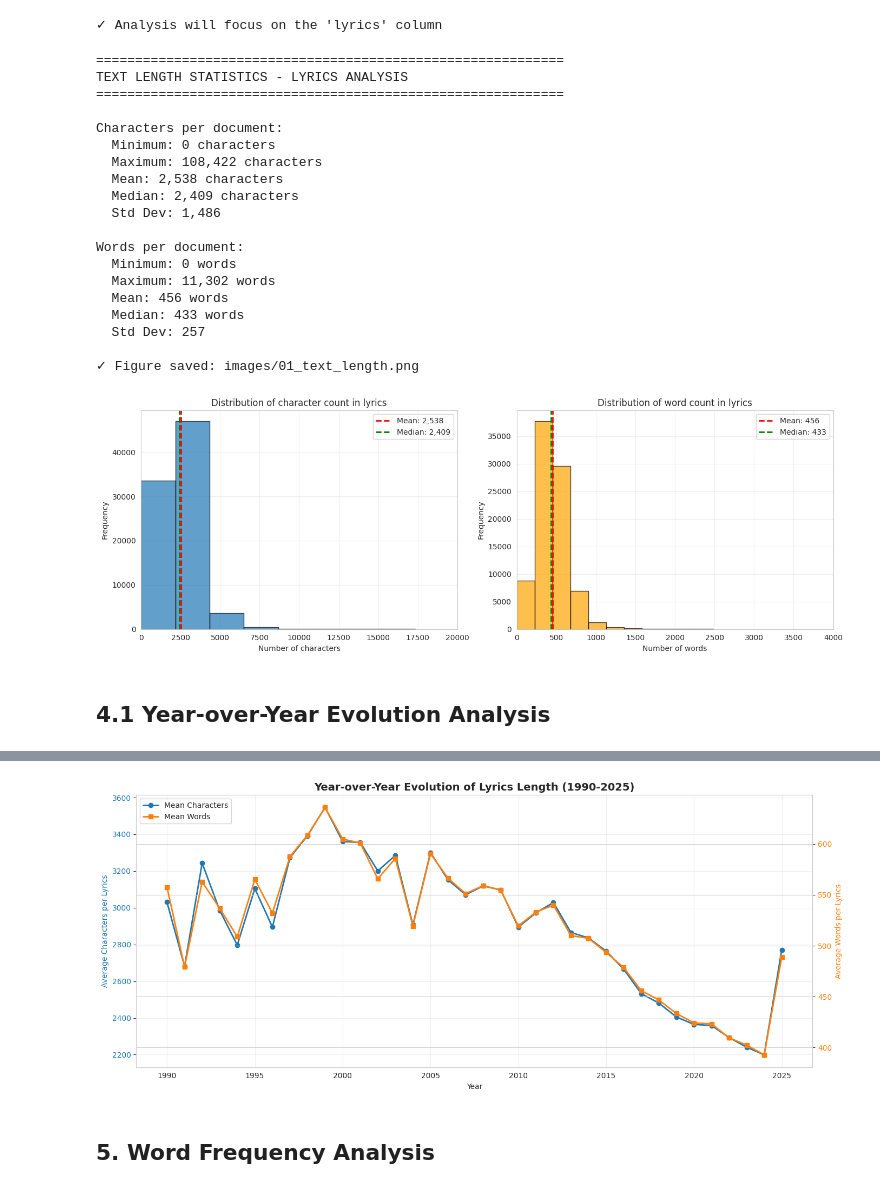
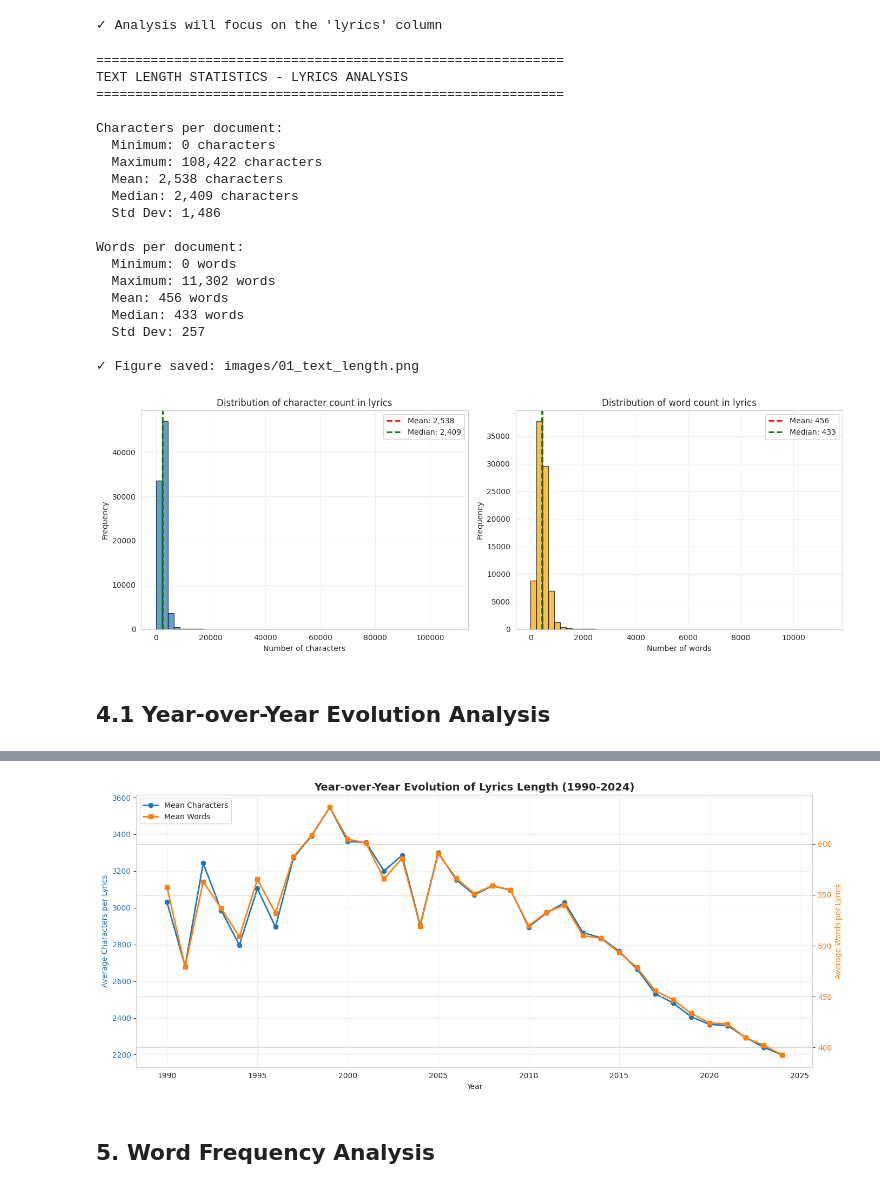
Before and after one commit to BenaventC/CPES2027, a Jupyter notebook: R00_corpus_analysis.ipynb, the cells around one changed output, grey strips where cells are left out. Saved outputs shown, nothing was run; the diff lists cells and outputs as text; code cells hidden in the pictures.

```diff
--- a/R00_corpus_analysis.ipynb
+++ b/R00_corpus_analysis.ipynb
@@ -163,7 +267,6 @@ axes[0].axvline(median_chars, color='green', linestyle='--', linewidth=2, label=
 axes[0].set_xlabel('Number of characters')
 axes[0].set_ylabel('Frequency')
 axes[0].set_title('Distribution of character count in lyrics')
-axes[0].set_xlim(0, 20000)
 axes[0].legend()
 axes[0].grid(True, alpha=0.3)
 
@@ -174,12 +277,11 @@ axes[1].axvline(median_words, color='green', linestyle='--', linewidth=2, label=
 axes[1].set_xlabel('Number of words')
 axes[1].set_ylabel('Frequency')
 axes[1].set_title('Distribution of word count in lyrics')
-axes[1].set_xlim(0, 4000)
 axes[1].legend()
 axes[1].grid(True, alpha=0.3)
 
 plt.tight_layout()
-plt.savefig(images_dir / '01_text_length.png', dpi=300, bbox_inches='tight')
+plt.savefig(images_dir / f'{notebook_prefix}_01_text_length.png', dpi=300, bbox_inches='tight')
 print("\n✓ Figure saved: images/01_text_length.png")
 plt.show()
 # %% [output]
@@ -202,47 +304,12 @@ Words per document:
   Std Dev: 257
 
 ✓ Figure saved: images/01_text_length.png
-[figure, old version]
+[figure, new version]
 # %% [markdown]
 ## 4.1 Year-over-Year Evolution Analysis
 # %%
-# Find date/year column
-year_col = None
-date_columns = [col for col in df.columns if any(term in col.lower() for term in ['year', 'date', 'time', 'release'])]
-
-if date_columns:
-    year_col = date_columns[0]
-    print(f"Found potential year/date column: '{year_col}'")
-    print(f"Data type: {df[year_col].dtype}")
-    print(f"Sample values: {df[year_col].dropna().head(10).tolist()}")
-
-    # Try to extract year
-    try:
-        # Convert to numeric first, handling floats like 2013.0 -> 2013
-        # Remove NaN values and convert floats to integers
-        df['year'] = pd.to_numeric(df[year_col], errors='coerce')
-        # Convert floats to int (2013.0 becomes 2013, NaN stays NaN)
-        df['year'] = df['year'].fillna(-1).astype(int)
-        # Put NaN back for -1 values
-        df.loc[df['year'] == -1, 'year'] = pd.NA
-        df['year'] = df['year'].astype('Int64')
-
-        # Show diagnostic info
-        print(f"\n--- Year Column Diagnostic ---")
-        print(f"Total rows: {len(df):,}")
-        print(f"Rows with valid year values: {df['year'].notna().sum():,}")
-        print(f"Rows with missing years: {df['year'].isna().sum():,}")
-
-        year_min = df['year'].min()
-        year_max = df['year'].max()
-        print(f"Year range: {year_min} to {year_max}")
-
-        # Show all unique years
-        unique_years = sorted(df[df['year'].notna()]['year'].unique())
-        print(f"Unique years found ({len(unique_years)}): {unique_years}")
-
-        # Filter to 1990-2025 period and remove rows with missing years
-        df_with_year = df[(df['year'].notna()) & (df['year'] >= 1990) & (df['year'] <= 2025)].copy()
+        # Filter to 1990-2024 period and remove rows with missing years
+        df_with_year = df[(df['year'].notna()) & (df['year'] >= 1990) & (df['year'] <= 2024)].copy()
 
         if len(df_with_year) > 0:
             # Make sure char_count and word_count exist
@@ -261,14 +328,14 @@ if date_columns:
             yearly_stats = yearly_stats.sort_values('year')
 
             print("\n" + "=" * 60)
-            print("YEAR-OVER-YEAR STATISTICS (1990-2025)")
+            print("YEAR-OVER-YEAR STATISTICS (1990-2024)")
             print("=" * 60)
             print(f"Data points: {len(yearly_stats)} years")
             print(f"Documents analyzed: {len(df_with_year):,}")
             print(yearly_stats.to_string(index=False))
 
             # Export yearly statistics
-            yearly_stats.to_csv(export_dir / 'yearly_statistics.csv', index=False)
+            yearly_stats.to_csv(export_dir / 'R00_yearly_statistics.csv', index=False)
             print(f"\n✓ Yearly statistics exported: export/yearly_statistics.csv")
 
             # Create dual-axis plot
@@ -292,7 +359,7 @@ if date_columns:
             ax2.tick_params(axis='y', labelcolor=color2)
 
             # Title and legend
-            plt.title('Year-over-Year Evolution of Lyrics Length (1990-2025)', fontsize=14, fontweight='bold')
+            plt.title('Year-over-Year Evolution of Lyrics Length (1990-2024)', fontsize=14, fontweight='bold')
 
             # Combine legends from both axes
             lines = line1 + line2
@@ -300,17 +367,10 @@ if date_columns:
             ax1.legend(lines, labels, loc='upper left', fontsize=10)
 
             fig.tight_layout()
-            plt.savefig(images_dir / '01b_yearly_evolution.png', dpi=300, bbox_inches='tight')
+            plt.savefig(images_dir / f'{notebook_prefix}_01b_yearly_evolution.png', dpi=300, bbox_inches='tight')
             print("\n✓ Figure saved: images/01b_yearly_evolution.png")
             plt.show()
         else:
-            print("\n⚠ No valid years found in the 1990-2025 period")
+            print("\n⚠ No valid years found in the 1990-2024 period")
             print("The data may contain years outside this range.")
-    except Exception as e:
-        print(f"Error processing year column: {e}")
-        import traceback
-        traceback.print_exc()
-else:
-    print("No year/date column found in the dataset")
-    print(f"Available columns: {df.columns.tolist()}")
 # %% [output]
@@ -330,8 +390,8 @@ Unique years found (41): [1, 12, 666, 1870, 1905, 1990, 1991, 1992, 1993, 1994,
 
 ✓ Yearly statistics exported: export/yearly_statistics.csv
 
 ✓ Figure saved: images/01b_yearly_evolution.png
-[figure, old version]
+[figure, new version]
 # %% [markdown]
 ## 5. Word Frequency Analysis
 # %%
```
Also changed, not shown: parts of 17 cells of this notebook, 16 other files.
